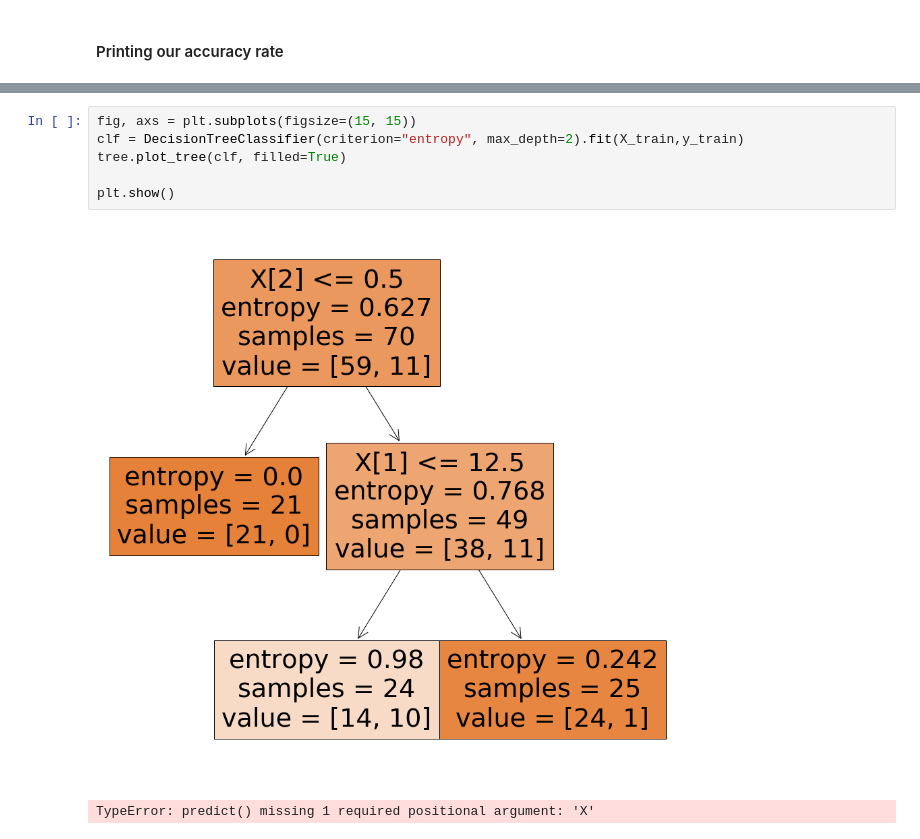
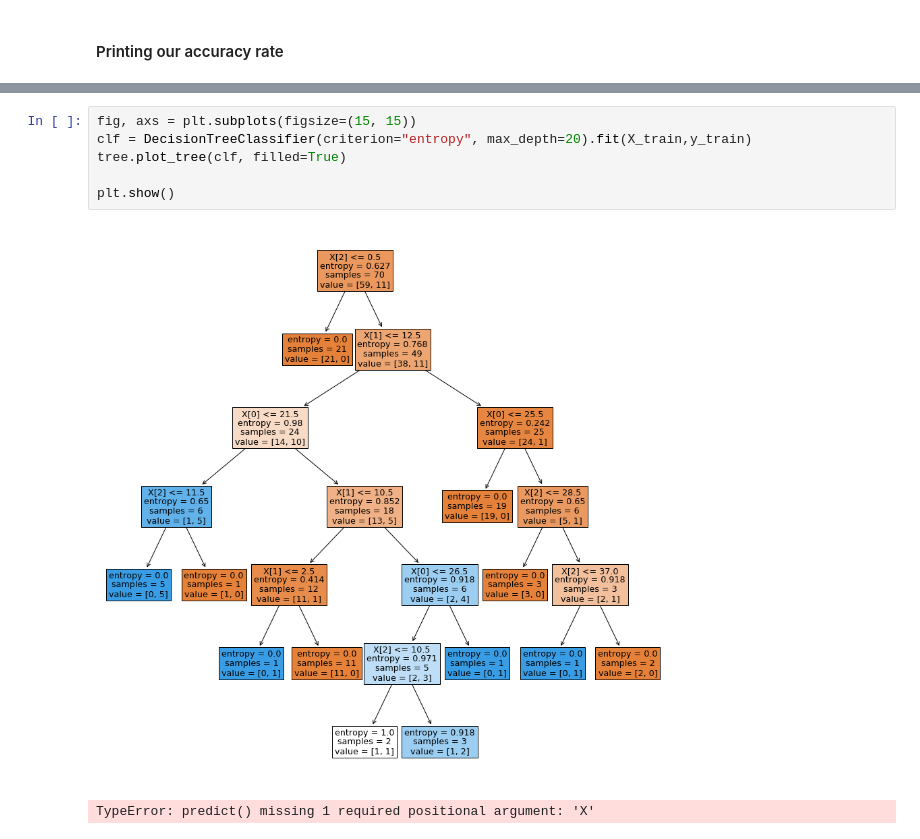
Before and after one commit to francose/maliciousWebSiteAnalysis, a Jupyter notebook: MaliciousWebSiteAnalysis.ipynb, the cells around one changed output, grey strips where cells are left out. Drawn from its saved outputs; the diff is of its cells as text.

Commit message:
creating DT graphs

```diff
--- a/MaliciousWebSiteAnalysis.ipynb
+++ b/MaliciousWebSiteAnalysis.ipynb
@@ -398,11 +398,11 @@ Accuracy: 0.8666666666666667
 # %%
 fig, axs = plt.subplots(figsize=(15, 15))
-clf = DecisionTreeClassifier(criterion="entropy", max_depth=2).fit(X_train,y_train)
+clf = DecisionTreeClassifier(criterion="entropy", max_depth=20).fit(X_train,y_train)
 tree.plot_tree(clf, filled=True)
 
 plt.show()
 # %% [output]
-[figure, old version]
+[figure, new version]
 # %%
 # %% [output]
 TypeError: predict() missing 1 required positional argument: 'X'
```
Also changed, not shown: parts of 3 cells of this notebook.
